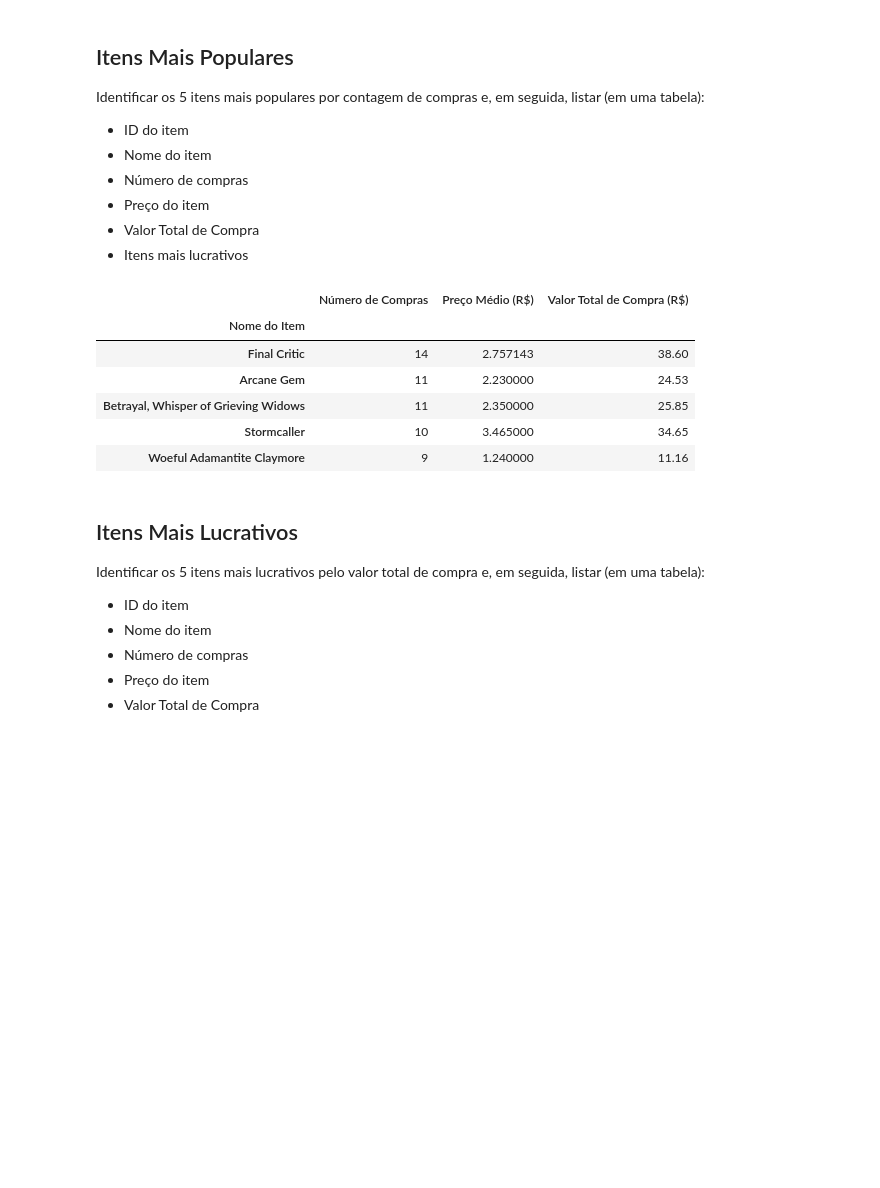
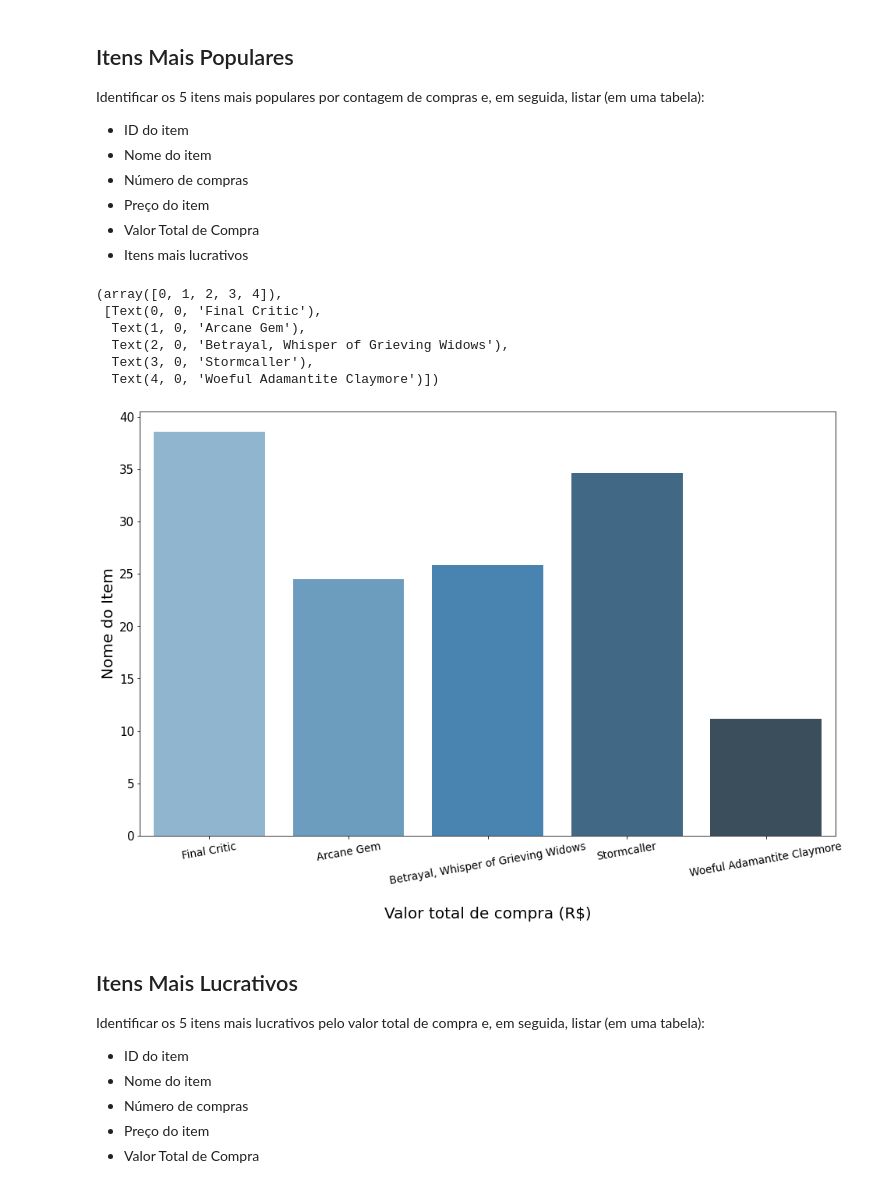
Before and after one commit to taticorrea/dataanalytics, a Jupyter notebook: Projeto1 - Análise do comportamento de compra dos consumidores.ipynb, the cells around one changed output. Saved outputs shown, nothing was run; the diff lists cells and outputs as text; code cells hidden in the pictures; blank space fills up the shorter version.

```diff
--- a/Projeto1 - Análise do comportamento de compra dos consumidores.ipynb
+++ b/Projeto1 - Análise do comportamento de compra dos consumidores.ipynb
@@ -228,17 +306,24 @@ preco_medio = purchase_file.groupby('Nome do Item').mean()['Valor']
 
 resultado = pd.DataFrame({'Número de Compras':numero_compra,
                           'Preço Médio (R$)':preco_medio,
-                          'Valor Total de Compra (R$)':total_compra})
+                          'Valor total de compra (R$)':total_compra})
 
-resultado.sort_values('Número de Compras', ascending = False).head(5)
+resultado = resultado.sort_values('Número de Compras', ascending = False).head(5)
-# %% [output]
-|  | Número de Compras | Preço Médio (R$) | Valor Total de Compra (R$) |
-| Nome do Item |  |  |  |
-| Final Critic | 14 | 2.757143 | 38.60 |
-| Arcane Gem | 11 | 2.230000 | 24.53 |
-| Betrayal, Whisper of Grieving Widows | 11 | 2.350000 | 25.85 |
-| Stormcaller | 10 | 3.465000 | 34.65 |
-| Woeful Adamantite Claymore | 9 | 1.240000 | 11.16 |
+# %%
+plt.figure(figsize=(16,10))
+sns.barplot(x = resultado.index, y = resultado['Valor total de compra (R$)'], palette = 'Blues_d')
+plt.tick_params(axis = 'both', labelsize = 15)
+plt.ylabel('Nome do Item',fontsize = 20)
+plt.xlabel('\nValor total de compra (R$)',fontsize=20)
+plt.xticks(fontsize = 13.5, rotation=10)
+# %% [output]
+(array([0, 1, 2, 3, 4]),
+ [Text(0, 0, 'Final Critic'),
+  Text(1, 0, 'Arcane Gem'),
+  Text(2, 0, 'Betrayal, Whisper of Grieving Widows'),
+  Text(3, 0, 'Stormcaller'),
+  Text(4, 0, 'Woeful Adamantite Claymore')])
+[figure, added]
 # %% [markdown]
 ## Itens Mais Lucrativos
 Identificar os 5 itens mais lucrativos pelo valor total de compra e, em seguida, listar (em uma tabela):
```
Also changed, not shown: parts of 13 cells of this notebook.
